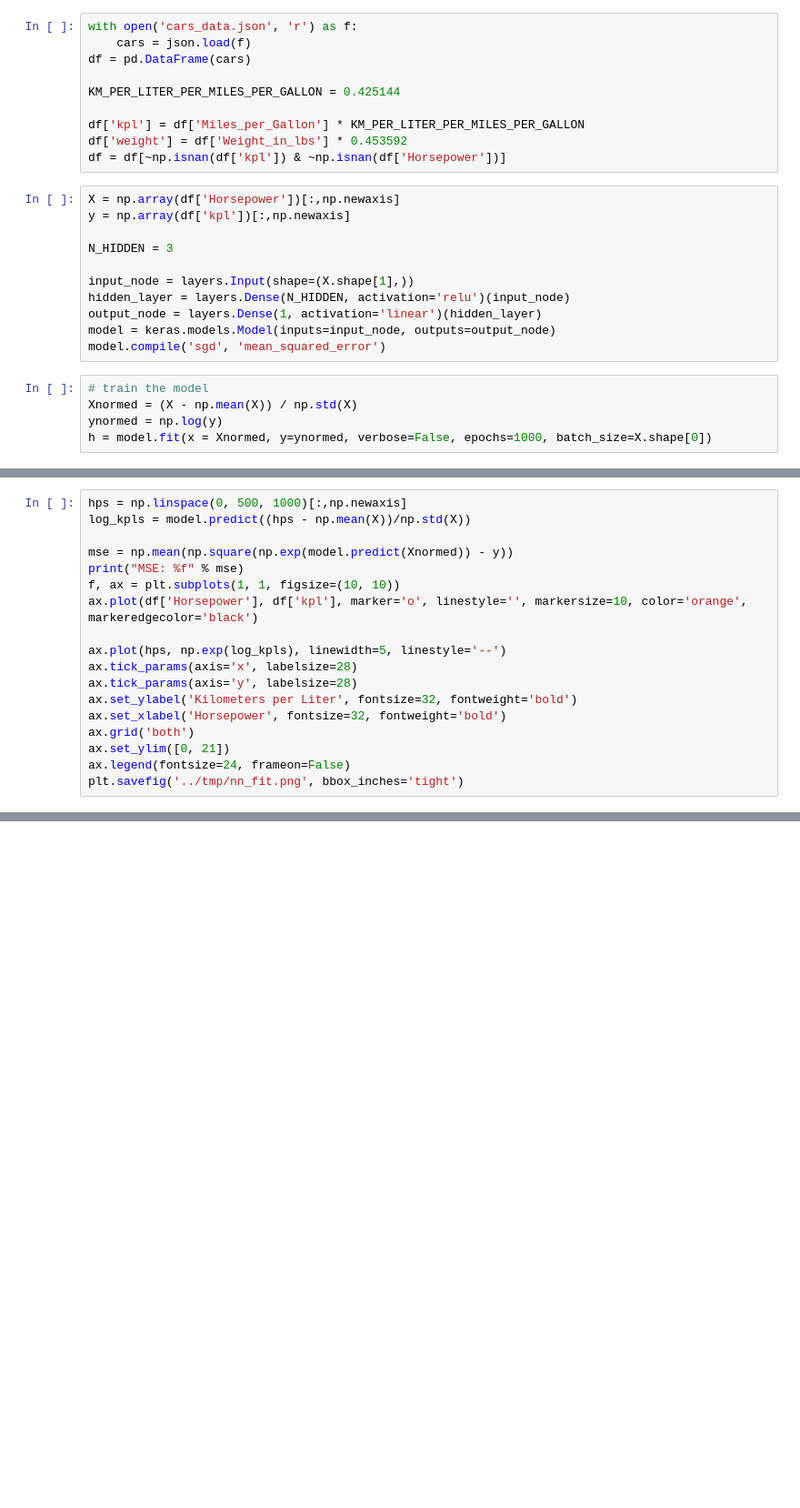
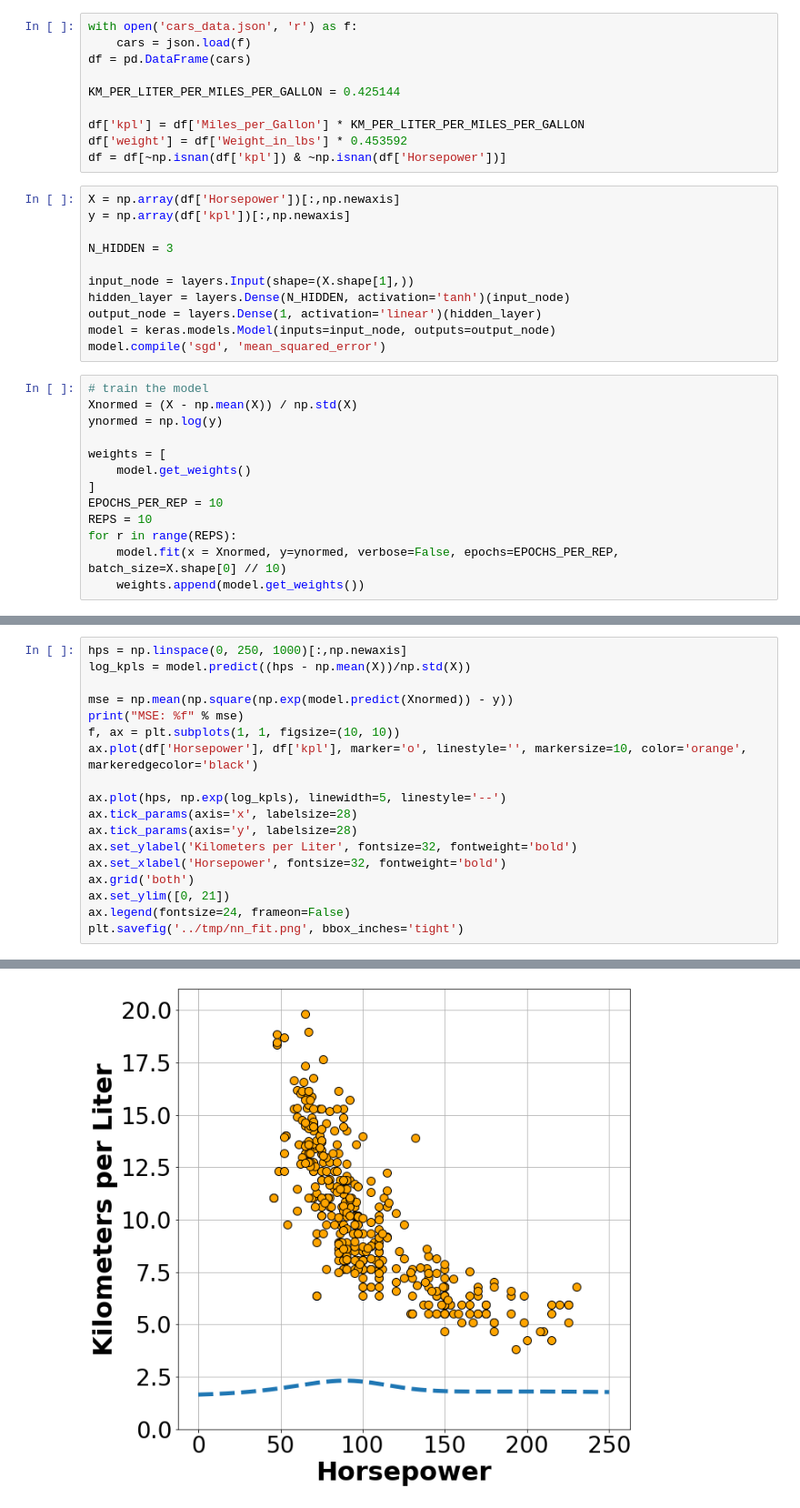
Before and after one commit to KISRDevelopment/client-side-ml, a Jupyter notebook: nn-demo/nn.ipynb, the cells around one changed output, grey strips where cells are left out. Shown: that part at 91% size. Saved outputs shown, nothing was run; the diff lists cells and outputs as text; blank space fills up the shorter version.

Commit message:
work on nn visualization during training

```diff
--- a/nn-demo/nn.ipynb
+++ b/nn-demo/nn.ipynb
@@ -28,7 +30,7 @@ y = np.array(df['kpl'])[:,np.newaxis]
 N_HIDDEN = 3
 
 input_node = layers.Input(shape=(X.shape[1],))
-hidden_layer = layers.Dense(N_HIDDEN, activation='relu')(input_node)
+hidden_layer = layers.Dense(N_HIDDEN, activation='tanh')(input_node)
 output_node = layers.Dense(1, activation='linear')(hidden_layer)
 model = keras.models.Model(inputs=input_node, outputs=output_node)
 model.compile('sgd', 'mean_squared_error')
@@ -36,4 +38,12 @@ model.compile('sgd', 'mean_squared_error')
 # train the model
 Xnormed = (X - np.mean(X)) / np.std(X)
 ynormed = np.log(y)
-h = model.fit(x = Xnormed, y=ynormed, verbose=False, epochs=1000, batch_size=X.shape[0])
+
+weights = [
+    model.get_weights()
+]
+EPOCHS_PER_REP = 10
+REPS = 10
+for r in range(REPS):
+    model.fit(x = Xnormed, y=ynormed, verbose=False, epochs=EPOCHS_PER_REP, batch_size=X.shape[0] // 10)
+    weights.append(model.get_weights())
@@ -48,5 +119,5 @@ h = model.fit(x = Xnormed, y=ynormed, verbose=False, epochs=1000, batch_size=X.s
 # %%
-hps = np.linspace(0, 500, 1000)[:,np.newaxis]
+hps = np.linspace(0, 250, 1000)[:,np.newaxis]
 log_kpls = model.predict((hps - np.mean(X))/np.std(X))
 
 mse = np.mean(np.square(np.exp(model.predict(Xnormed)) - y))
@@ -63,3 +134,4 @@ ax.grid('both')
 ax.set_ylim([0, 21])
 ax.legend(fontsize=24, frameon=False)
 plt.savefig('../tmp/nn_fit.png', bbox_inches='tight')
+# %% [output]
@@ -65,0 +140 @@ plt.savefig('../tmp/nn_fit.png', bbox_inches='tight')
+[figure, added]
```
Also changed, not shown: parts of 4 cells of this notebook, 1 other file.
